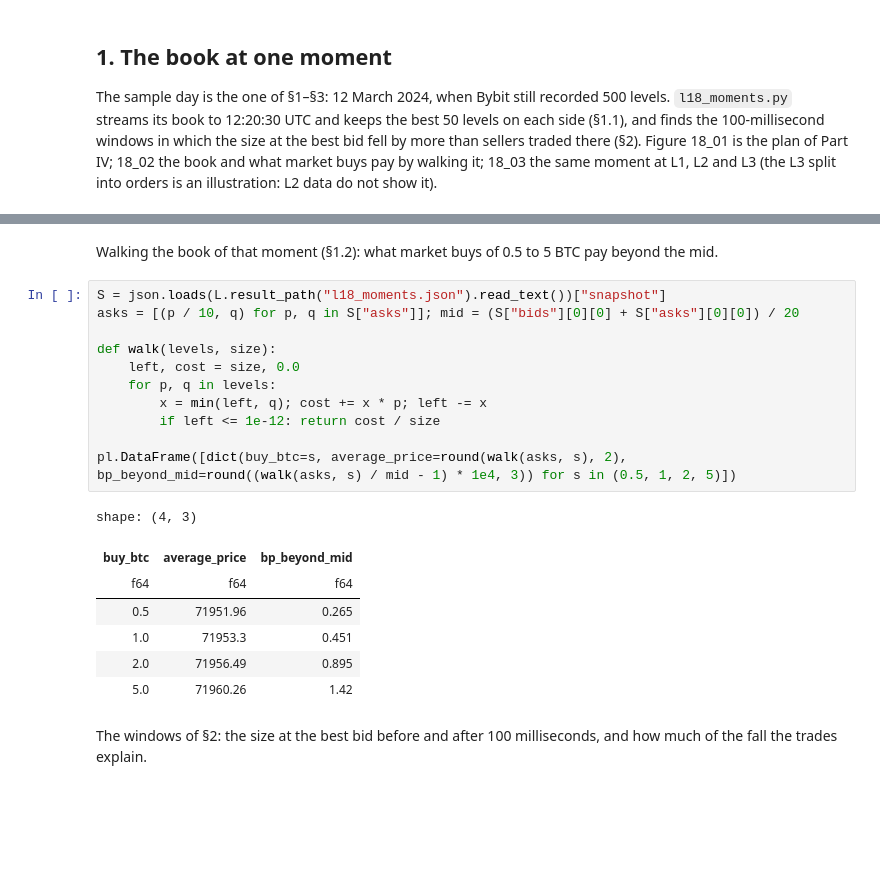
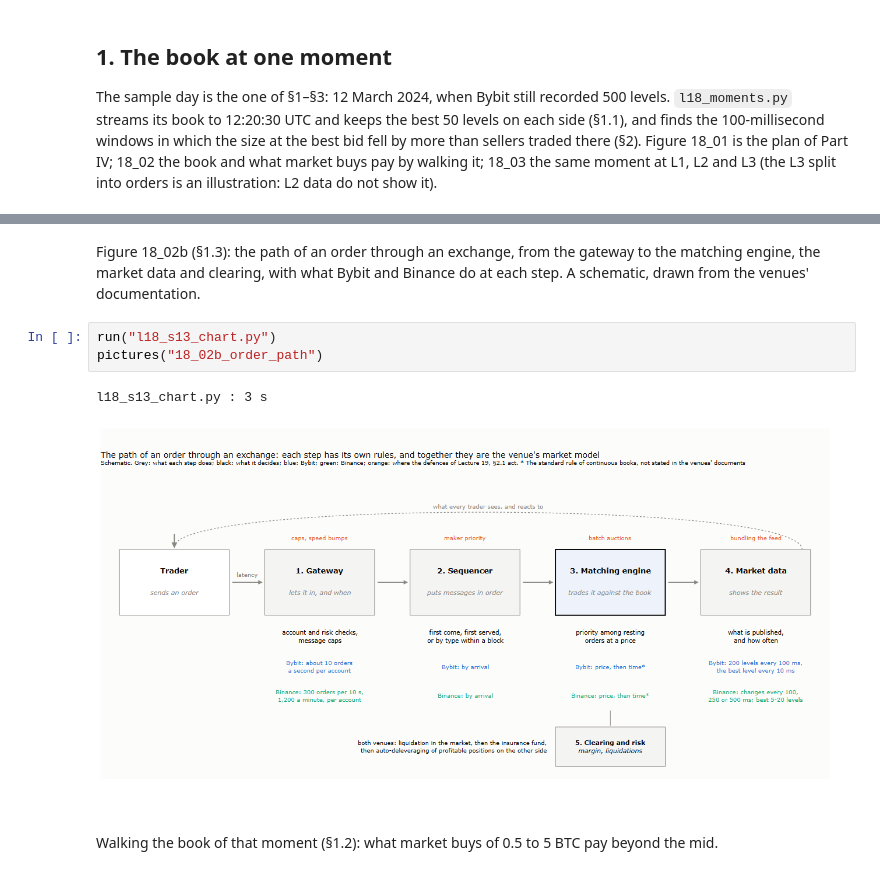
Before and after one commit to MaxGnesi/systematic-trading-notes, a Jupyter notebook: lectures/18-the-order-book/18_the_order_book.ipynb, the cells around one changed output, grey strips where cells are left out. Cells and saved outputs as stored; diff of their text form; blank space fills up the shorter version.

Commit message:
L18 notebook: draw figure 18_02b, the path of an order (#253)
Co-authored-by: Claude Opus 5.5 <noreply@anthropic.com>

```diff
--- a/lectures/18-the-order-book/18_the_order_book.ipynb
+++ b/lectures/18-the-order-book/18_the_order_book.ipynb
@@ -107,26 +107,13 @@ l18_s1_charts.py : 8 s
 [figure]
 [figure]
 # %% [markdown]
-Walking the book of that moment (§1.2): what market buys of 0.5 to 5 BTC pay beyond the mid.
+Figure 18_02b (§1.3): the path of an order through an exchange, from the gateway to the matching engine, the market data and clearing, with what Bybit and Binance do at each step. A schematic, drawn from the venues' documentation.
 # %%
-S = json.loads(L.result_path("l18_moments.json").read_text())["snapshot"]
-asks = [(p / 10, q) for p, q in S["asks"]]; mid = (S["bids"][0][0] + S["asks"][0][0]) / 20
-
-def walk(levels, size):
-    left, cost = size, 0.0
-    for p, q in levels:
-        x = min(left, q); cost += x * p; left -= x
-        if left <= 1e-12: return cost / size
-
-pl.DataFrame([dict(buy_btc=s, average_price=round(walk(asks, s), 2), bp_beyond_mid=round((walk(asks, s) / mid - 1) * 1e4, 3)) for s in (0.5, 1, 2, 5)])
+run("l18_s13_chart.py")
+pictures("18_02b_order_path")
 # %% [output]
-shape: (4, 3)
+l18_s13_chart.py : 3 s
-| buy_btc | average_price | bp_beyond_mid |
-| f64 | f64 | f64 |
-| 0.5 | 71951.96 | 0.265 |
-| 1.0 | 71953.3 | 0.451 |
-| 2.0 | 71956.49 | 0.895 |
-| 5.0 | 71960.26 | 1.42 |
+[figure, added]
 # %% [markdown]
-The windows of §2: the size at the best bid before and after 100 milliseconds, and how much of the fall the trades explain.
+Walking the book of that moment (§1.2): what market buys of 0.5 to 5 BTC pay beyond the mid.
 # %%
```
Also changed, not shown: parts of 31 cells of this notebook.
